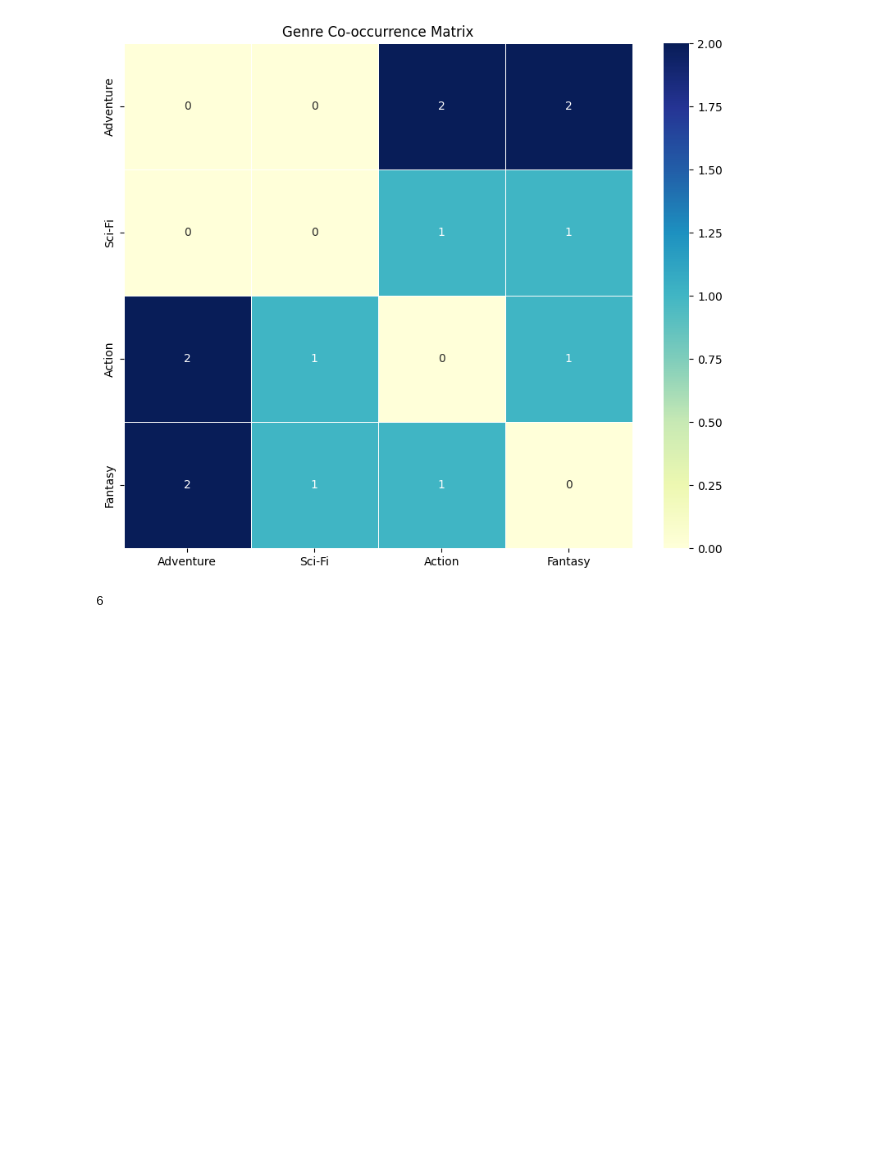
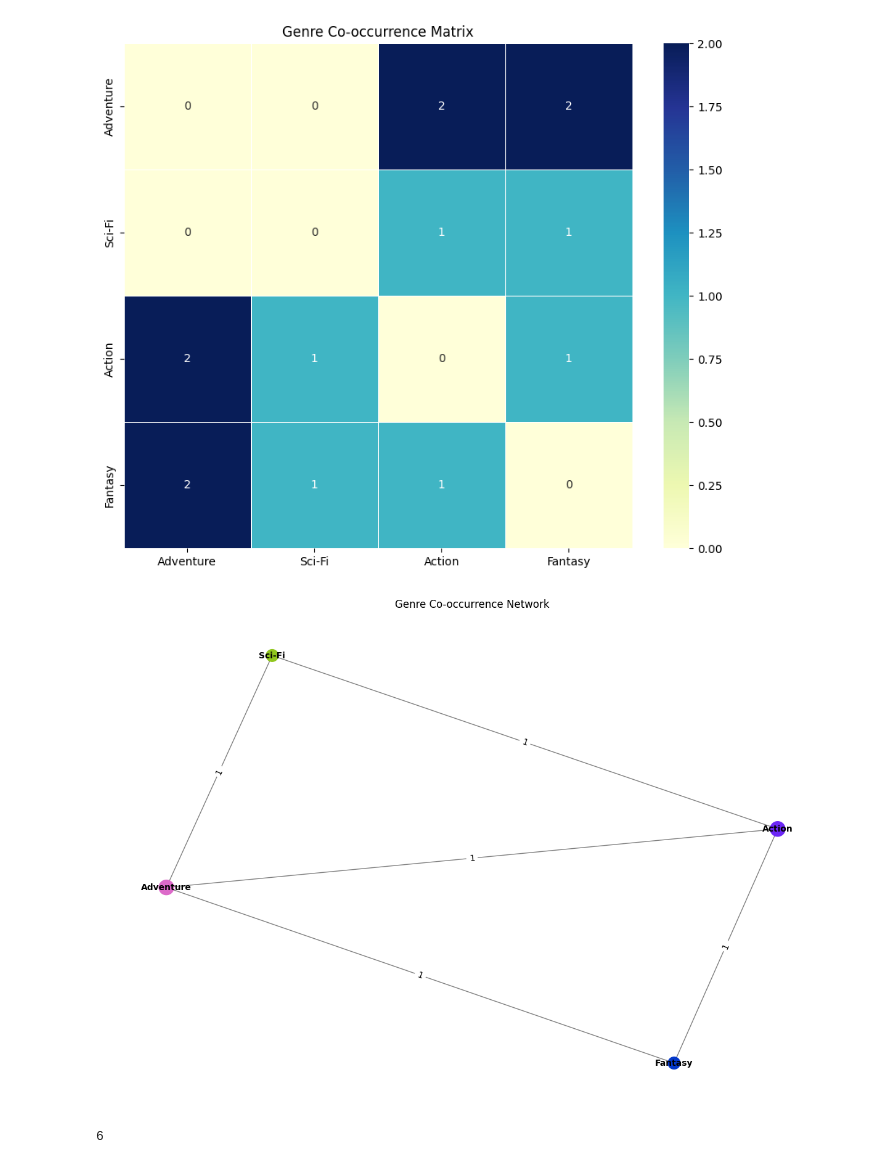
Before and after one commit to keithlaspona/google-colab, a Jupyter notebook: Phase4_Group3_data_analysis.ipynb, the cells around one changed output. Saved outputs shown, nothing was run; the diff lists cells and outputs as text; code cells hidden in the pictures; blank space fills up the shorter version.

```diff
--- a/Phase4_Group3_data_analysis.ipynb
+++ b/Phase4_Group3_data_analysis.ipynb
@@ -507,6 +508,62 @@ pd.DataFrame({
     'Genre_b': Genre_b,
     'weights': weights
 }).to_csv('edge-weights.csv')
+# %%
+import pandas as pd
+import networkx as nx
+import matplotlib.pyplot as plt
+import random
+
+# Data
+data = {
+    'Action': [0, 1, 1, 1],
+    'Adventure': [1, 0, 1, 1],
+    'Fantasy': [1, 1, 0, 0],
+    'Sci-Fi': [0, 1, 0, 0]
+}
+
+# Create DataFrame
+occurrence_matrix = pd.DataFrame(data, index=['Action', 'Adventure', 'Fantasy', 'Sci-Fi'])
+
+# Create a graph from the co-occurrence matrix
+G = nx.from_pandas_adjacency(occurrence_matrix)
+
+# Calculate weighted degree for each node
+weighted_degree = dict(G.degree(weight='weight'))
+
+# Save weighted degree to CSV
+pd.Series(weighted_degree).to_csv('weighted-degree.csv')
+
+# Extract edges and their weights
+Genre_a = []
+Genre_b = []
+weights = []
+
+for i in G.edges(data=True):
+    Genre_a.append(i[0])
+    Genre_b.append(i[1])
+    weights.append(i[2]['weight'])
+
+# Save edge weights to CSV
+pd.DataFrame({
+    'Genre_a': Genre_a,
+    'Genre_b': Genre_b,
+    'weights': weights
+}).to_csv('edge-weights.csv')
+
+# Generate a different color for each node
+colors = {node: "#{:06x}".format(random.randint(256,16777215)) for node in G.nodes()}
+
+# Visualization using a network graph
+plt.figure(figsize=(12, 8))
+pos = nx.spring_layout(G, seed=42)  # Position nodes using Fruchterman-Reingold force-directed algorithm
+nx.draw(G, pos, with_labels=True, node_size=[v * 100 for v in weighted_degree.values()],
+        node_color=[colors[node] for node in G.nodes()], font_size=10, font_weight='bold', edge_color='gray')
+nx.draw_networkx_edge_labels(G, pos, edge_labels={(u, v): d['weight'] for u, v, d in G.edges(data=True)})
+plt.title('Genre Co-occurrence Network')
+plt.show()
+# %% [output]
+[figure, added]
 # %%
 counter = 0
 for i in occs:
```
Also changed, not shown: parts of 9 cells of this notebook.
